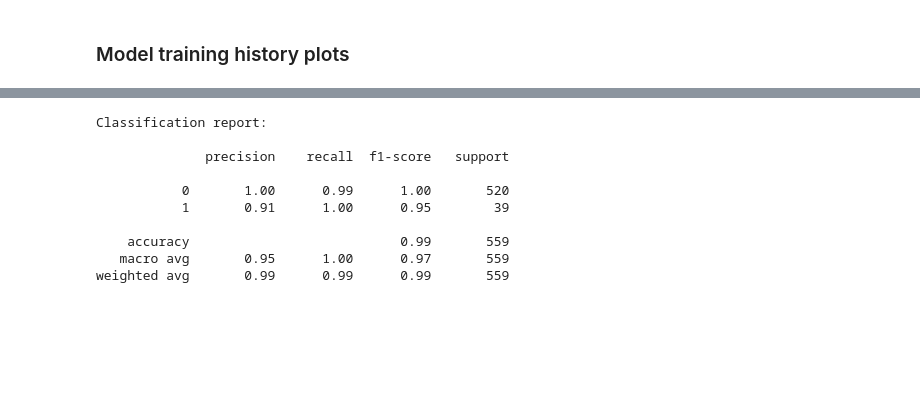
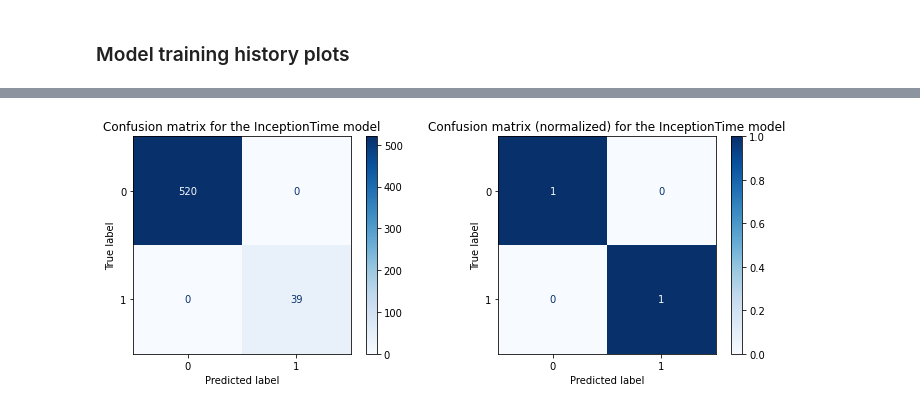
Before and after one commit to shamilnabiyev/alfa-uav-fault-detection, a Jupyter notebook: model-training-mcfly.ipynb, the cells around one changed output, grey strips where cells are left out. Cells and saved outputs as stored; diff of their text form; code cells hidden in the pictures; blank space fills up the shorter version.

```diff
--- a/model-training-mcfly.ipynb
+++ b/model-training-mcfly.ipynb
@@ -120,5 +156,5 @@ history, val_metrics, val_losses = train_models_on_samples(
 # %%
-best_model_index = np.argmax(val_metrics["pr_auc"])
+best_model_index = np.argmax(val_metrics["accuracy"])
 best_model, best_params, best_model_type = models[best_model_index]
 
 print("Best model type:", best_model_type)
@@ -156,0 +199,9 @@ for i in range(len(model_types)):
+# %%
+%%time
+
+history = best_model.fit(
+    X_train,
+    y_train,
+    epochs=20,
+    validation_data=(X_val, y_val),
+)
@@ -179,4 +251,0 @@ weighted avg       1.00      1.00      1.00       559
-# %%
-cnn_model, _, _ = models[0]
-
-y_pred = cnn_model.predict(X_test, batch_size=1)
@@ -201,4 +251,0 @@ weighted avg       1.00      1.00      1.00       559
-# %%
-resnet_model, _, _ = models[1]
-
-y_pred = resnet_model.predict(X_test, batch_size=1)
@@ -207,14 +252,26 @@ y_pred = resnet_model.predict(X_test, batch_size=1)
-# %%
-print("Classification report:\n")
-print(classification_report(np.argmax(y_test, axis=1), np.argmax(y_pred, axis=1)))
-# %% [output]
-Classification report:
-
-              precision    recall  f1-score   support
-
-           0       1.00      0.99      1.00       520
-           1       0.91      1.00      0.95        39
-
-    accuracy                           0.99       559
-   macro avg       0.95      1.00      0.97       559
-weighted avg       0.99      0.99      0.99       559
+# %%
+fig, (ax1, ax2) = plt.subplots(1, 2, figsize=(12, 4))
+
+ConfusionMatrixDisplay.from_predictions(
+    np.argmax(y_test, axis=1),
+    np.argmax(y_pred, axis=1),
+    display_labels=list(ohe.categories_[0]),
+    normalize=None,
+    cmap="Blues",
+    ax=ax1
+)
+ax1.set_title(f"Confusion matrix for the {best_model_type} model")
+
+ConfusionMatrixDisplay.from_predictions(
+    np.argmax(y_test, axis=1),
+    np.argmax(y_pred, axis=1),
+    display_labels=list(ohe.categories_[0]),
+    normalize="true",
+    cmap="Blues",
+    ax=ax2
+)
+ax2.set_title(f"Confusion matrix (normalized) for the {best_model_type} model")
+
+plt.show()
+# %% [output]
+[figure, added]
```
Also changed, not shown: parts of 16 cells of this notebook.
